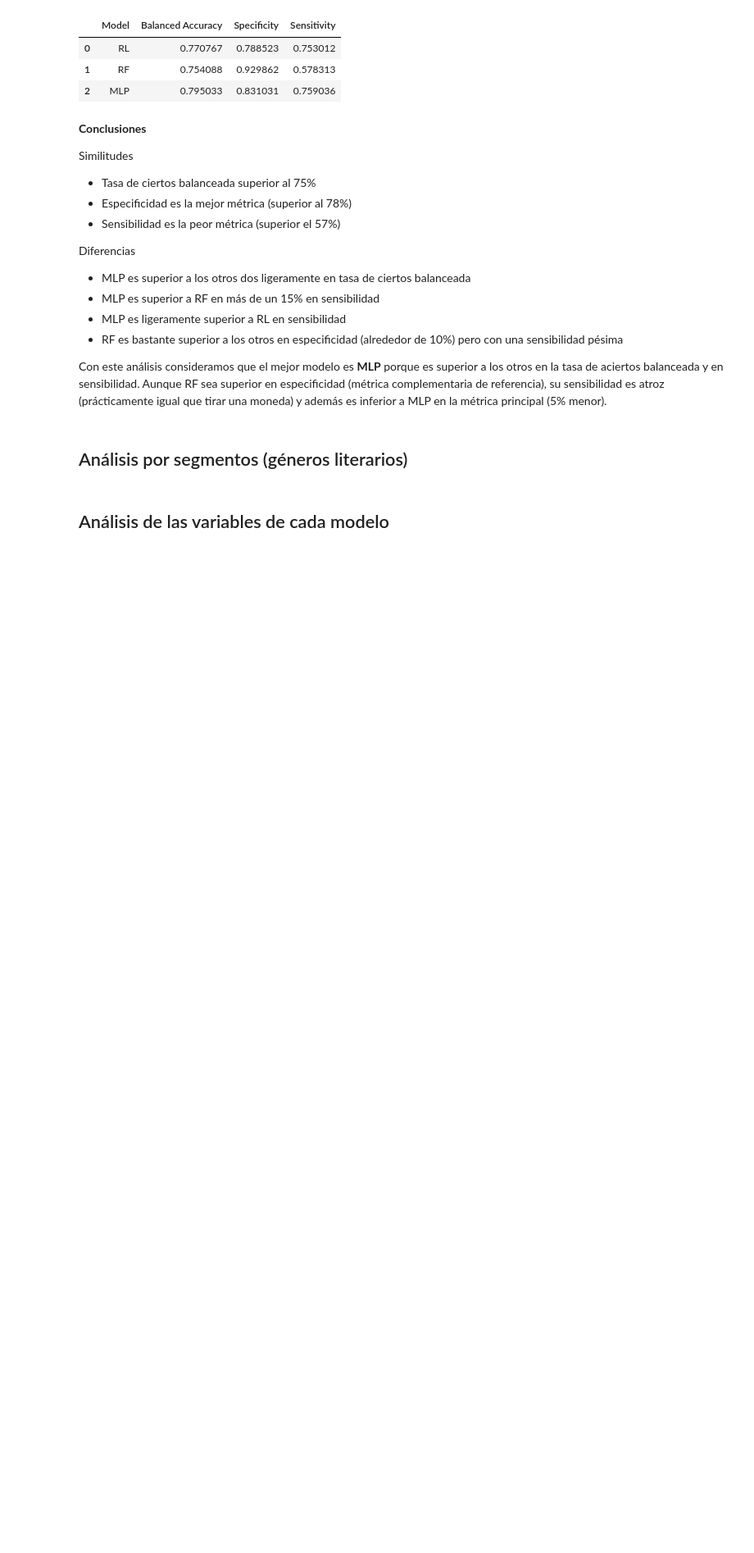
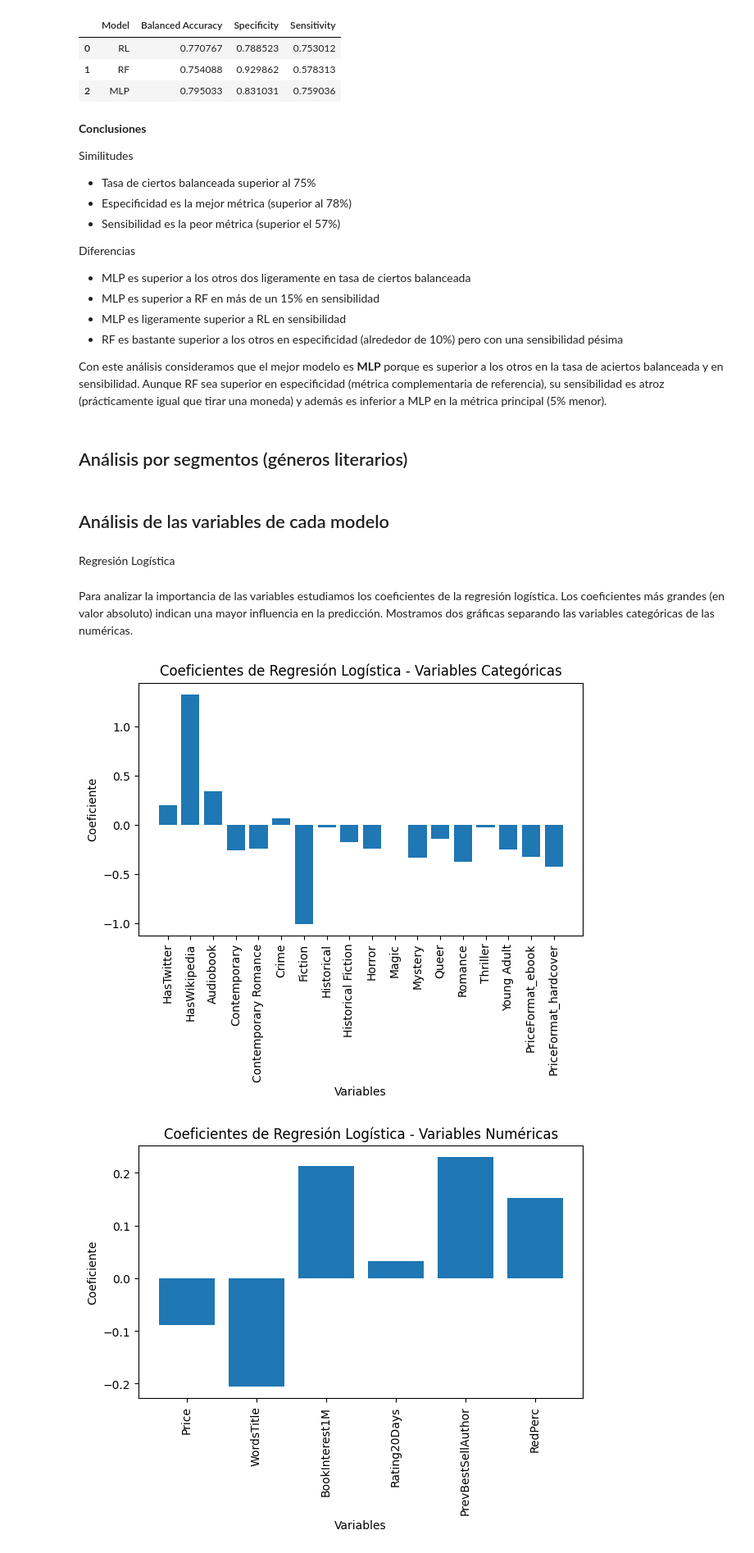
Before and after one commit to MMCCJJ/NOVELLA, a Jupyter notebook: src/modelos/evaluacionModelosCandidatos.ipynb, the cells around one changed output. Shown at 82% size. Drawn from its saved outputs; the diff is of its cells as text; code cells hidden in the pictures; blank space fills up the shorter version.

Commit message:
Añade la parte de análisis de las variables

```diff
--- a/src/modelos/evaluacionModelosCandidatos.ipynb
+++ b/src/modelos/evaluacionModelosCandidatos.ipynb
@@ -162,11 +202,14 @@ import sqlite3
 def load_model_from_db(database_name, run_id):
     """Dada una base de datos de SQLite y un Run ID devuelve los parámetros del modelo"""
 
+    # Ruta completa de la base de datos en la carpeta "databases"
+    db_path = os.path.join('databases', database_name)
+
     # Configuramos la URI del seguimiento de MLflow para que apunte a la base de datos SQLite
-    mlflow.set_tracking_uri(f"sqlite:///{database_name}")
+    mlflow.set_tracking_uri(f"sqlite:///{db_path}")
 
     # Conectamos con la base de datos SQLite
-    conn = sqlite3.connect(database_name)
+    conn = sqlite3.connect(db_path)
 
     # Obtenemos los hiperparámetros del modelo
     query = f"SELECT * FROM params WHERE run_uuid = '{run_id}'"
@@ -411,0 +457,51 @@ Con este análisis consideramos que el mejor modelo es **MLP** porque es superio
+# %% [markdown]
+Regresión Logística
+# %% [markdown]
+Para analizar la importancia de las variables estudiamos los coeficientes de la regresión logística. Los coeficientes más grandes (en valor absoluto) indican una mayor influencia en la predicción. Mostramos dos gráficas separando las variables categóricas de las numéricas.
+# %%
+nombres_variables_RL = X_scaled_train[varRL].columns.to_list()
+# %%
+# Filtramos las variables con coeficiente distinto de cero
+non_zero_coef_indices = np.where(RL_model.coef_[0] != 0)[0]
+non_zero_coef = RL_model.coef_[0][non_zero_coef_indices]
+non_zero_feature_names = [nombres_variables_RL[i] for i in non_zero_coef_indices]
+# %%
+nombres_variables_num = ['NumPages', 'Price', 'WordsTitle', 'BookInterest1M', 'Rating20Days', 'PrevBestSellAuthor', 'RedPerc', 'BluePerc']
+# %%
+# Variables numéricas
+coeficientes_num = []
+nombres_num = []
+
+# Resto de variables
+nombres_no_num = [nombre for nombre in nombres_variables_RL if nombre not in nombres_variables_num]
+coeficientes_no_num = []
+nombres_no_num_filt = []
+
+for i, nombre in enumerate(nombres_no_num):
+    if nombre in non_zero_feature_names:
+        coeficientes_no_num.append(non_zero_coef[non_zero_feature_names.index(nombre)])
+        nombres_no_num_filt.append(nombre)
+
+plt.figure(figsize=(7, 4))
+plt.bar(range(len(coeficientes_no_num)), coeficientes_no_num)
+plt.xticks(range(len(coeficientes_no_num)), nombres_no_num_filt, rotation=90)
+plt.title('Coeficientes de Regresión Logística - Variables Categóricas')
+plt.xlabel('Variables')
+plt.ylabel('Coeficiente')
+plt.show()
+
+for i, nombre in enumerate(nombres_variables_num):
+    if nombre in non_zero_feature_names:
+        coeficientes_num.append(non_zero_coef[non_zero_feature_names.index(nombre)])
+        nombres_num.append(nombre)
+
+plt.figure(figsize=(7, 4))
+plt.bar(range(len(coeficientes_num)), coeficientes_num)
+plt.xticks(range(len(coeficientes_num)), nombres_num, rotation=90)
+plt.title('Coeficientes de Regresión Logística - Variables Numéricas')
+plt.xlabel('Variables')
+plt.ylabel('Coeficiente')
+plt.show()
+# %% [output]
+[figure, added]
+[figure, added]
```
Also changed, not shown: parts of 17 cells of this notebook.
